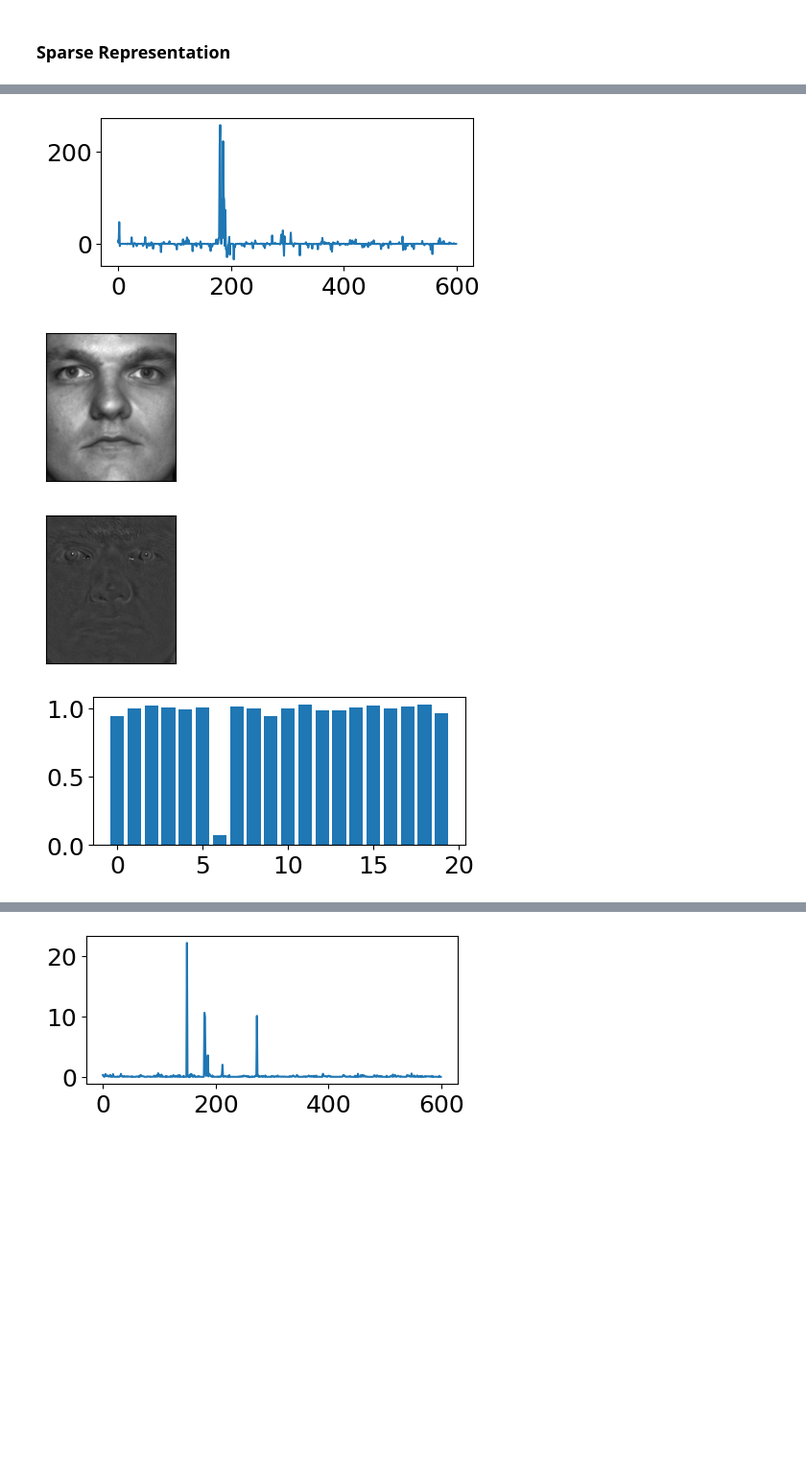
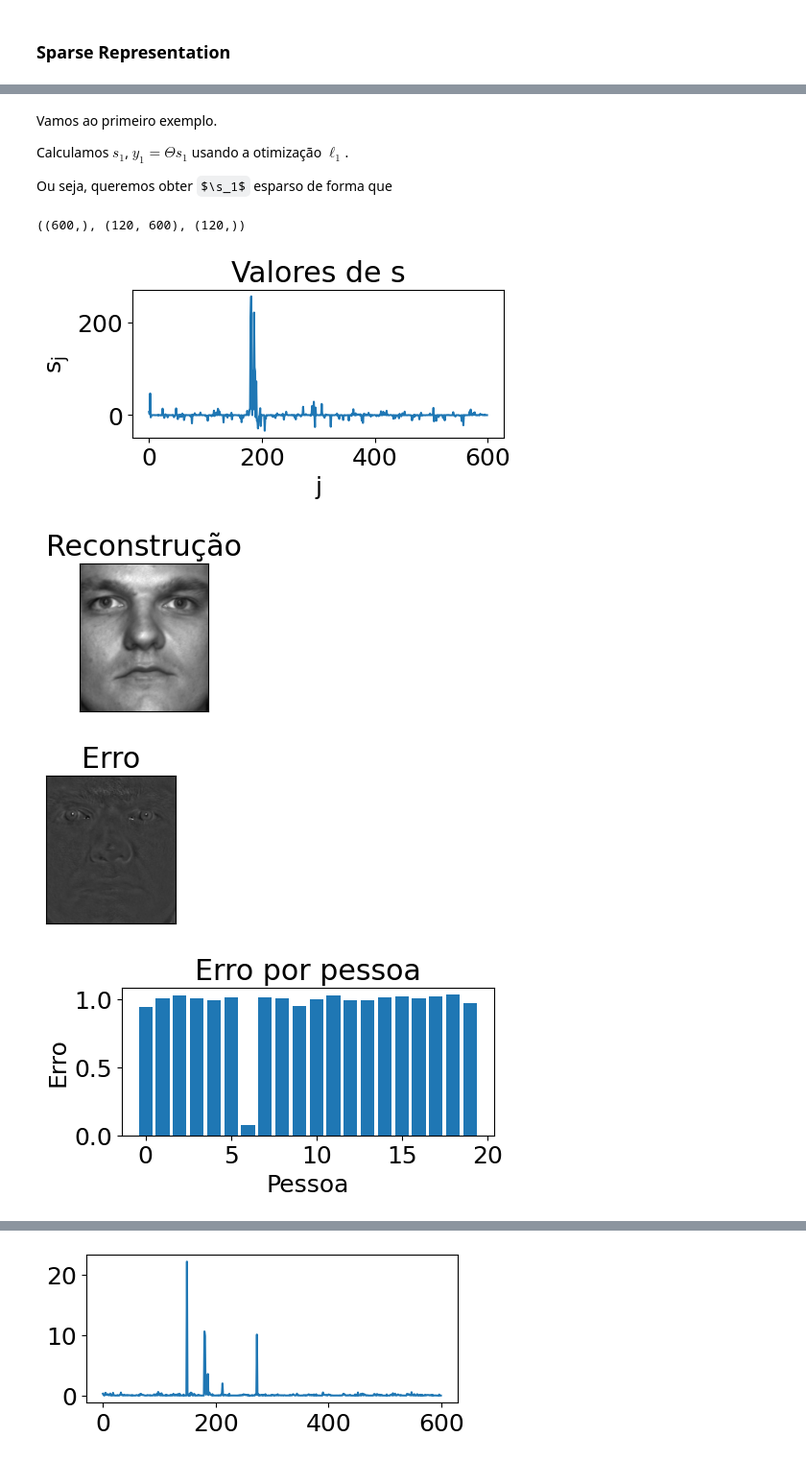
Before and after one commit to Salies/posmac-alcd, a Jupyter notebook: Aula 7 (mais compressed sensing)/exemplos_ch3.ipynb, the cells around one changed output, grey strips where cells are left out. Shown at 96% size. Cells and saved outputs as stored; diff of their text form; code cells hidden in the pictures; some formulas as TeX source; blank space fills up the shorter version.

```diff
--- a/Aula 7 (mais compressed sensing)/exemplos_ch3.ipynb
+++ b/Aula 7 (mais compressed sensing)/exemplos_ch3.ipynb
@@ -14,7 +28,7 @@ from skimage.transform import resize
 from matplotlib.image import imread
 # %%
 plt.rcParams['figure.figsize'] = [7, 7]
-plt.rcParams.update({'font.size': 18})
+plt.rcParams.update({'font.size': 18, 'mathtext.default': 'regular'})
 
 mustache = imread(os.path.join('..','data','mustache.jpg'))
 mustache = np.mean(mustache, -1); # Convert RGB to grayscale
@@ -84,3 +141,9 @@ for k in range(4):
+# %% [markdown]
+Vamos ao primeiro exemplo.
+
+Calculamos $s_1$, $y_1 = \Theta s_1$ usando a otimização $\ell_1$.
+
+Ou seja, queremos obter $\s_1$ esparso de forma que
 # %%
 ## L1 Search, Testclean
 y1 = np.copy(Y[:,0])
@@ -94,31 +157,43 @@ constr = ({'type': 'ineq', 'fun': lambda x:  eps - np.linalg.norm(Theta @ x - y1
 x0 = np.linalg.pinv(Theta) @ y1 # initialize with L2 solution
 res = minimize(L1_norm, x0, method='SLSQP',constraints=constr)
 s1 = res.x
+# %%
+x0.shape, Theta.shape, y1.shape
+# %% [output]
+((600,), (120, 600), (120,))
 # %%
 plt.figure(figsize=(5,2))
 plt.plot(s1)
+plt.title('Valores de s')
+plt.ylabel('$\mathregular{s_j}$')
+plt.xlabel('j')
 plt.figure(figsize=(2,2))
 plt.xticks([])
 plt.yticks([])
+plt.title('Reconstrução')
 plt.imshow(np.reshape(Train @ (s1/normTheta),(m,n)).T,cmap='gray')
 plt.figure(figsize=(2,2))
 plt.xticks([])
 plt.yticks([])
+plt.title('Erro')
 plt.imshow(np.reshape(x1 - Train @ (s1/normTheta),(m,n)).T,cmap='gray')
 
 binErr = np.zeros(nPeople)
 for k in range(nPeople):
     L = range(k*nTrain,(k+1)*nTrain)
     binErr[k] = np.linalg.norm(x1-Train[:,L] @ (s1[L]/normTheta[L]))/np.linalg.norm(x1)
 
 plt.figure(figsize=(5,2))
+plt.title('Erro por pessoa')
+plt.ylabel('Erro')
+plt.xlabel('Pessoa')
 plt.bar(range(nPeople),binErr)
 plt.show()
 # %% [output]
-[figure, old version]
+[figure, new version]
-[figure, old version]
+[figure, new version]
-[figure, old version]
+[figure, new version]
-[figure, old version]
+[figure, new version]
 # %%
 ## L1 Search, Mustache
 y2 = np.copy(Y[:,1])
```
Also changed, not shown: parts of 11 cells of this notebook.
